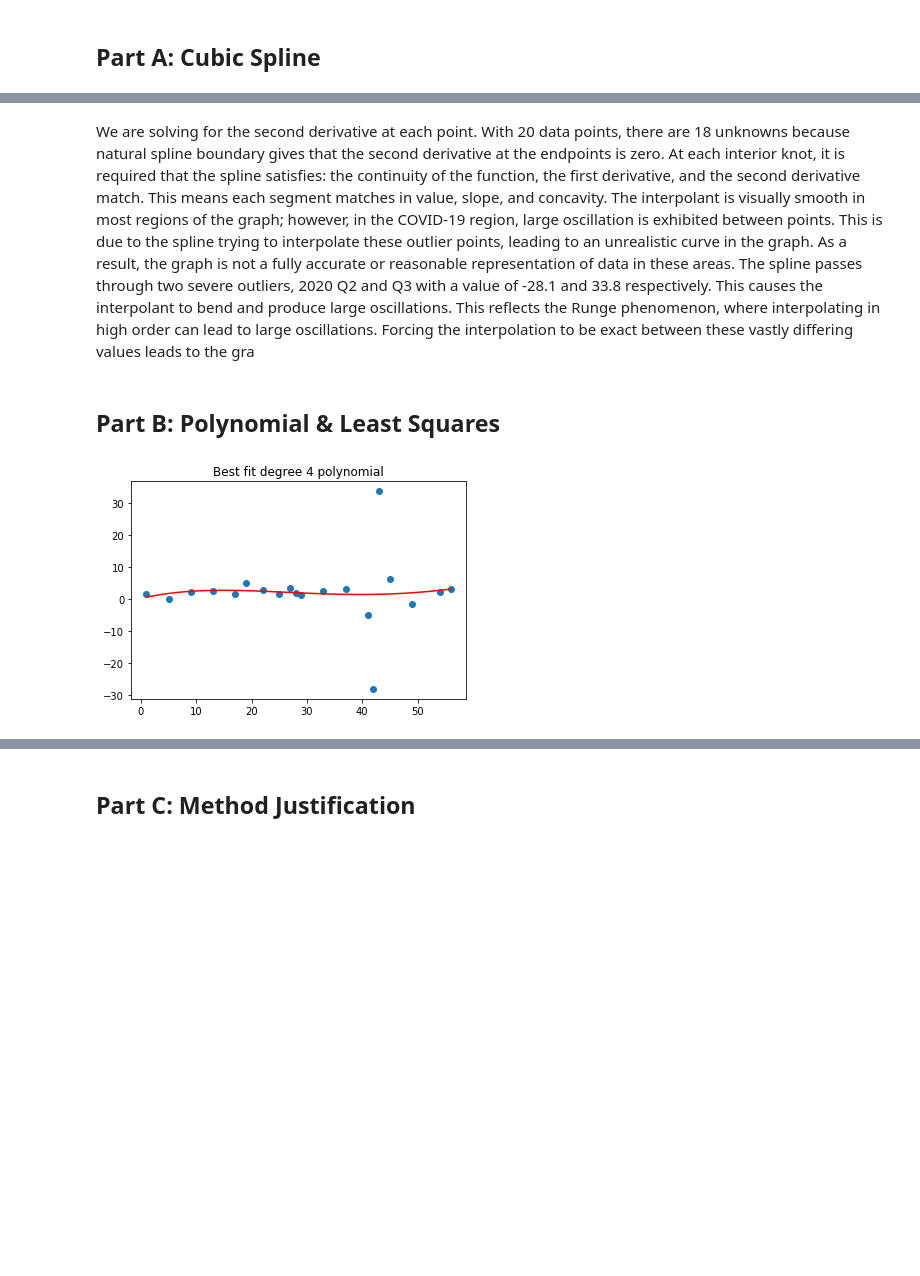
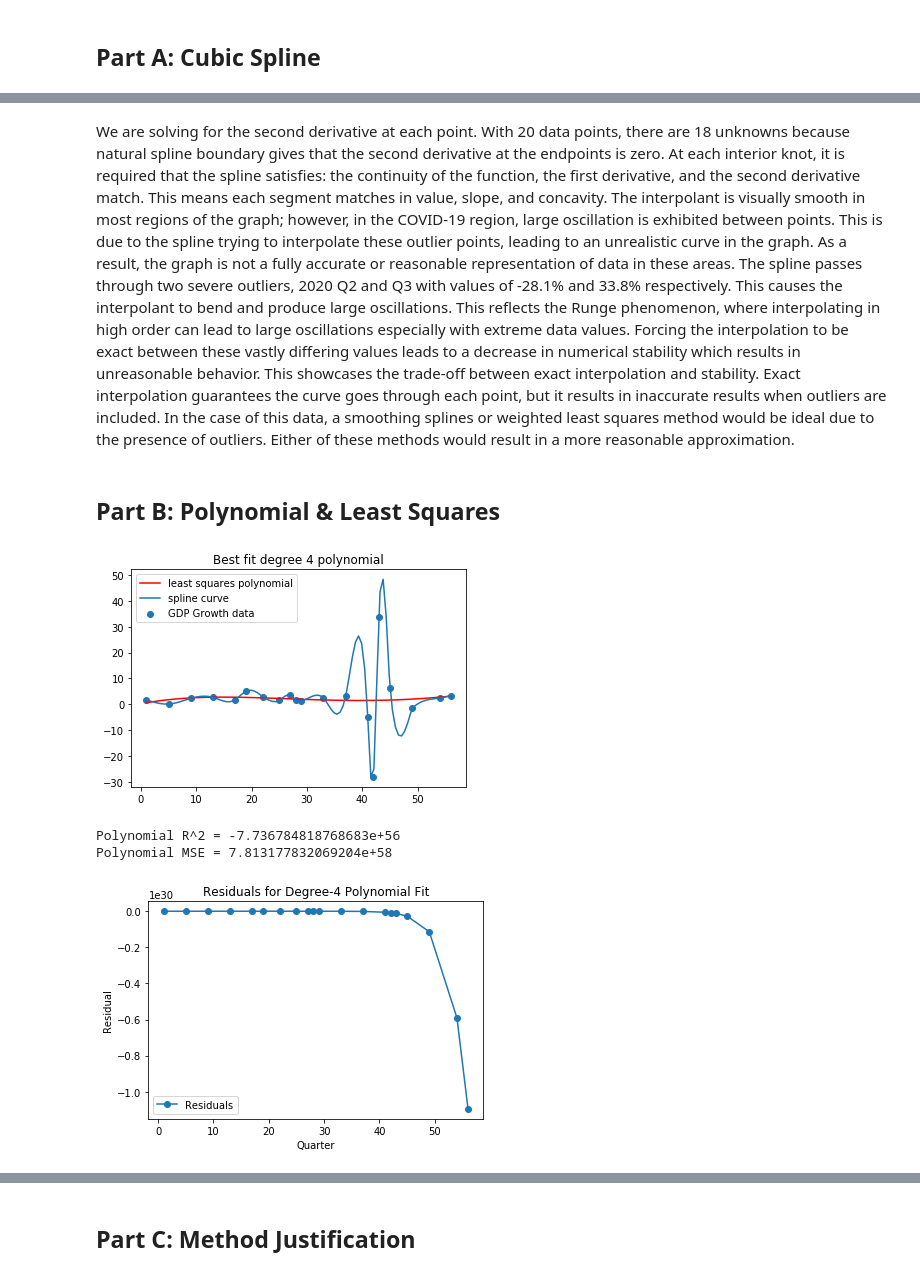
Before and after one commit to pressleywelsh/coe311k, a Jupyter notebook: Midterm Project/gdp_project.ipynb, the cells around one changed output, grey strips where cells are left out. Saved outputs shown, nothing was run; the diff lists cells and outputs as text; code cells hidden in the pictures; blank space fills up the shorter version.

```diff
--- a/Midterm Project/gdp_project.ipynb
+++ b/Midterm Project/gdp_project.ipynb
@@ -95,7 +95,7 @@ plt.show()
 # %% [markdown]
 We are solving for the second derivative at each point. With 20 data points, there are 18 unknowns because natural spline boundary gives that the second derivative at the endpoints is zero. At each interior knot, it is required that the spline satisfies: the continuity of the function, the first derivative, and the second derivative match. This means each segment matches in value, slope, and concavity.
 The interpolant is visually smooth in most regions of the graph; however, in the COVID-19 region, large oscillation is exhibited between points. This is due to the spline trying to interpolate these outlier points, leading to an unrealistic curve in the graph. As a result, the graph is not a fully accurate or reasonable representation of data in these areas.
-The spline passes through two severe outliers, 2020 Q2 and Q3 with a value of -28.1 and 33.8 respectively. This causes the interpolant to bend and produce large oscillations. This reflects the Runge phenomenon, where interpolating in high order can lead to large oscillations. Forcing the interpolation to be exact between these vastly differing values leads to the gra
+The spline passes through two severe outliers, 2020 Q2 and Q3 with values of -28.1% and 33.8% respectively. This causes the interpolant to bend and produce large oscillations. This reflects the Runge phenomenon, where interpolating in high order can lead to large oscillations especially with extreme data values. Forcing the interpolation to be exact between these vastly differing values leads to a decrease in numerical stability which results in unreasonable behavior. This showcases the trade-off between exact interpolation and stability. Exact interpolation guarantees the curve goes through each point, but it results in inaccurate results when outliers are included. In the case of this data, a smoothing splines or weighted least squares method would be ideal due to the presence of outliers. Either of these methods would result in a more reasonable approximation.
 # %% [markdown]
 ## Part B: Polynomial & Least Squares
 # %%
@@ -127,7 +127,8 @@ def polyLeastSq(x, y, degree):
 def evalPoly(c, xvals):
     yval = []
     for x in xvals:
-        total = 0
+        x = float(x)
+        total = 0.0
         for num in range(len(c)):
             total += c[num] * (x**num)
         yval.append(total)
@@ -143,11 +144,38 @@ def mse(y_true, y_pred):
 # %%
 xSpread = np.linspace(min(x), max(x),100)
 c4 = polyLeastSq(x, y, 4)
 ypoly = evalPoly(c4, xSpread)
 
+plt.figure()
 plt.scatter(x, y, label="GDP Growth data")
-plt.plot(xSpread, ypoly, color="red")
+plt.plot(xSpread, ypoly, color="red", label = "least squares polynomial")
+
+a, b, c, d = setup_tridiagonal_matrix(x, y)
+m = thomas_algorithm(a, b, c, d)
+xnew = np.linspace(min(x), max(x),100)
+ynew = []
+for i in xnew:
+    ynew.append(evaluate_spline(x, y, m, i))
+plt.plot(xnew, ynew, label = "spline curve")
+
+plt.legend()
 plt.title("Best fit degree 4 polynomial")
 plt.show()
+
+print("Polynomial R^2 =", r2(y, y_poly))
+print("Polynomial MSE =", mse(y, y_poly))
+
+y_poly = evalPoly(c, x)
+res_poly = y - y_poly
+plt.figure()
+plt.plot(x, res_poly, 'o-', label='Residuals')
+plt.xlabel("Quarter")
+plt.ylabel("Residual")
+plt.title("Residuals for Degree-4 Polynomial Fit")
+plt.legend()
+plt.show()
 # %% [output]
-[figure, old version]
+[figure, new version]
+Polynomial R^2 = -7.736784818768683e+56
+Polynomial MSE = 7.813177832069204e+58
+[figure, added]
```
Also changed, not shown: parts of 5 cells of this notebook.
